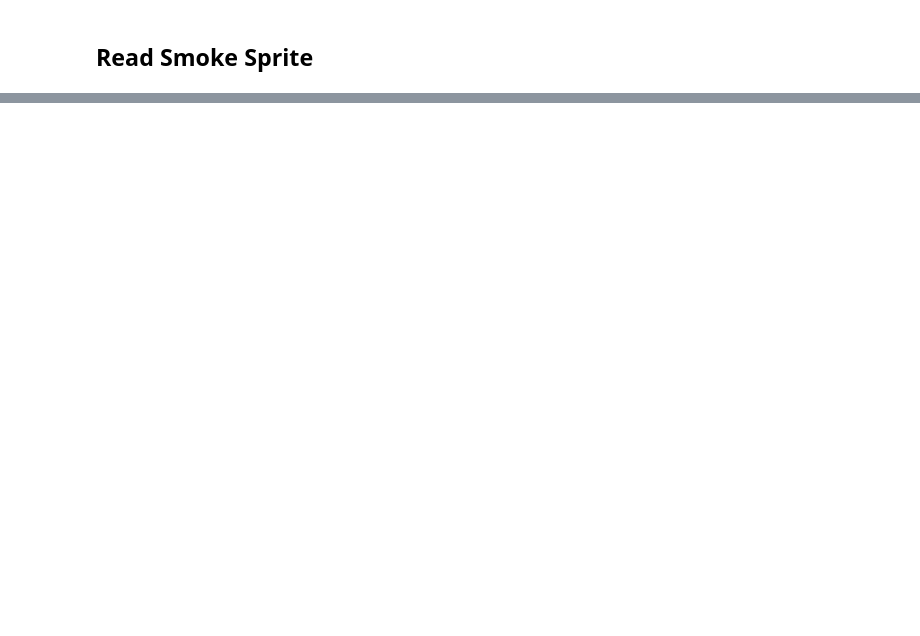
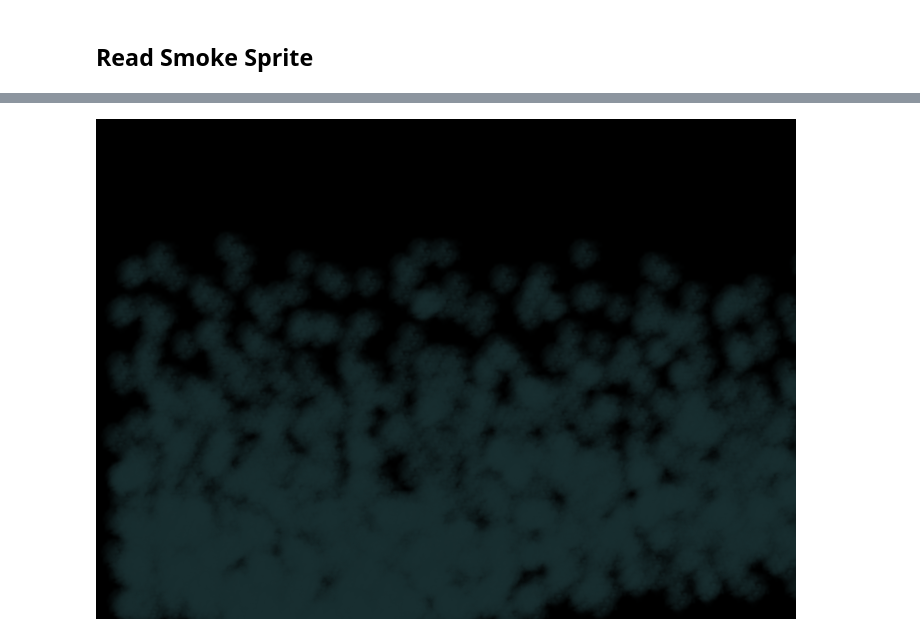
Before and after one commit to q-viper/SmokeSim, a Jupyter notebook: notebooks/expt.ipynb, the cells around one changed output, grey strips where cells are left out. Drawn from its saved outputs; the diff is of its cells as text; code cells hidden in the pictures; blank space fills up the shorter version.

```diff
--- a/notebooks/expt.ipynb
+++ b/notebooks/expt.ipynb
@@ -32,0 +74,32 @@ show(im2)
+# %%
+from PIL import Image
+
+canvas_layer = Image.fromarray(canvas)
+canvas_shape = canvas.shape
+
+
+for smoke in augmentation.smoke_machine.smokes:
+    for particle in smoke.particles:
+        if not particle.is_alive:
+            continue
+
+        curr_particle_arr = particle_arr.copy()
+        curr_particle_arr[:,:,:3] = particle.color
+        # curr_particle_arr[:,:,3] =
+        curr_particle_arr[:, :, 3] = 255 - curr_particle_arr[:, :, 3]
+
+        particle_layer = Image.fromarray(curr_particle_arr)
+        particle_layer.resize(
+            (particle.sprite.width, particle.sprite.height)
+        )
+
+        canvas_layer.alpha_composite(
+            particle_layer,
+            tuple(
+                map(int, (canvas_shape[1] - particle.x,  particle.y))
+            ),
+        )
+
+canvas_layer
+# %% [output]
+[figure, added]
```
Also changed, not shown: parts of 10 cells of this notebook, 6 other files.
